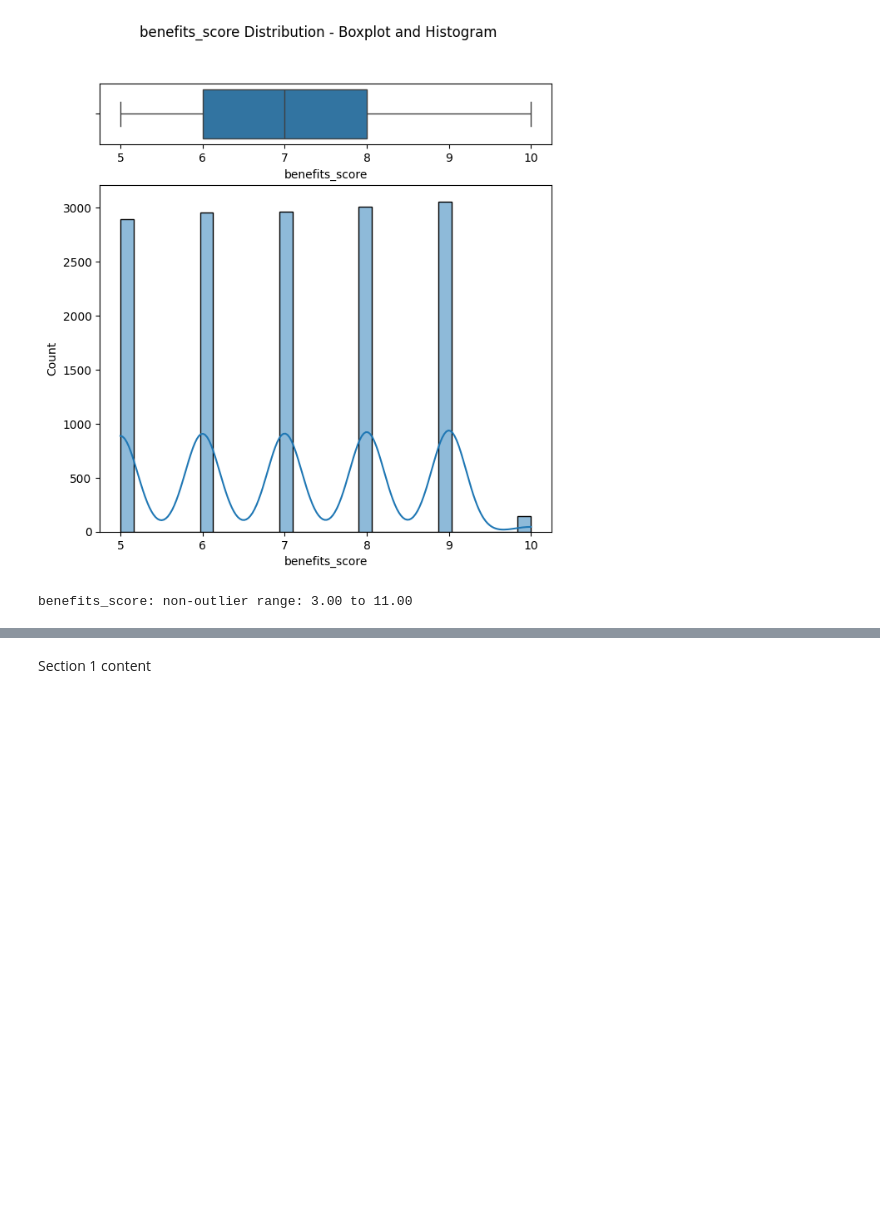
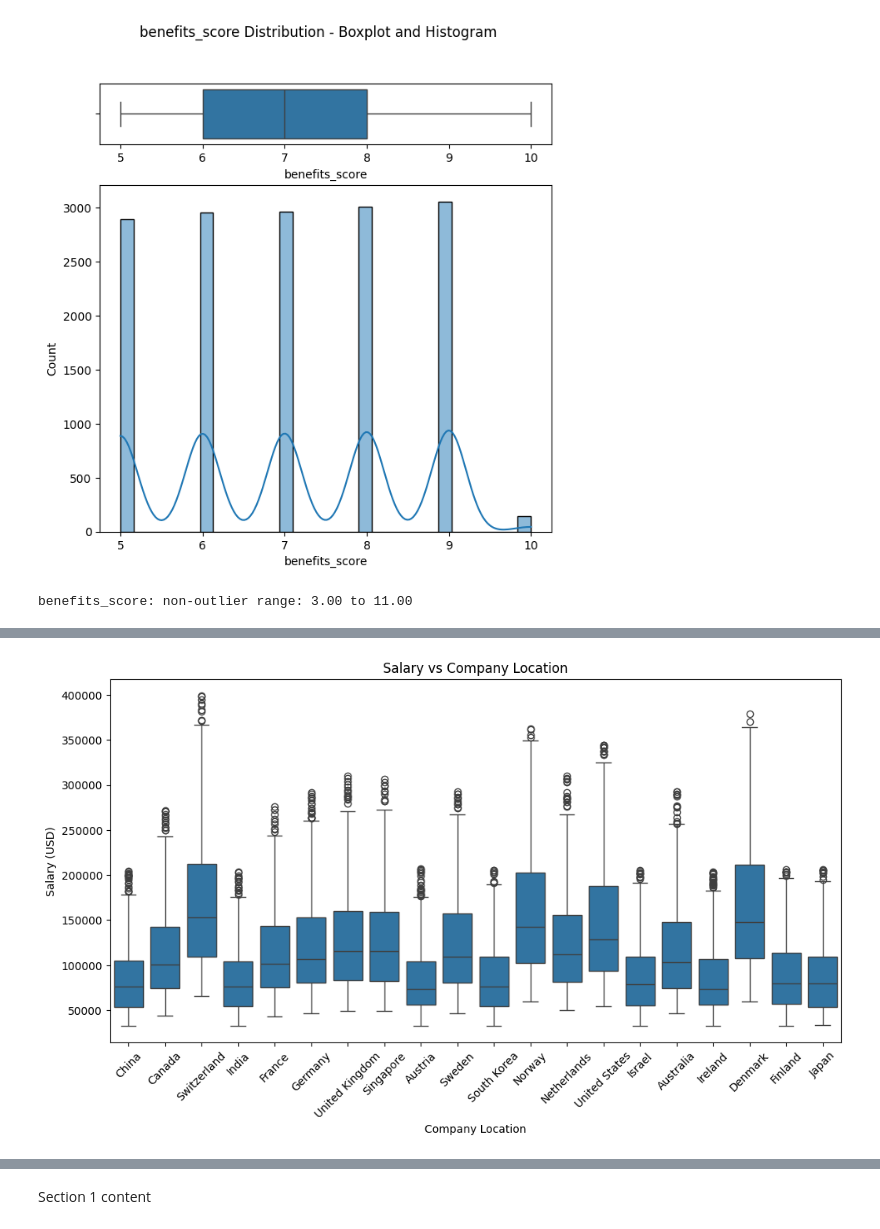
Before and after one commit to tanzilachand/Global-_AI_Job_Market_Salary_Trends_2025, a Jupyter notebook: jupyter_notebooks/ETL.ipynb, the cells around one changed output, grey strips where cells are left out. Cells and saved outputs as stored; diff of their text form; code cells hidden in the pictures; blank space fills up the shorter version.

```diff
--- a/jupyter_notebooks/ETL.ipynb
+++ b/jupyter_notebooks/ETL.ipynb
@@ -259,0 +316,11 @@ benefits_score: non-outlier range: 3.00 to 11.00
+# %%
+#boxplot for salary_usd vs company_location
+plt.figure(figsize=(12, 6))
+sns.boxplot(x='company_location', y='salary_usd', data=df)
+plt.title('Salary vs Company Location')
+plt.xlabel('Company Location')
+plt.ylabel('Salary (USD)')
+plt.xticks(rotation=45)
+plt.show()
+# %% [output]
+[figure, added]
```
Also changed, not shown: parts of 8 cells of this notebook, 1 other file.
